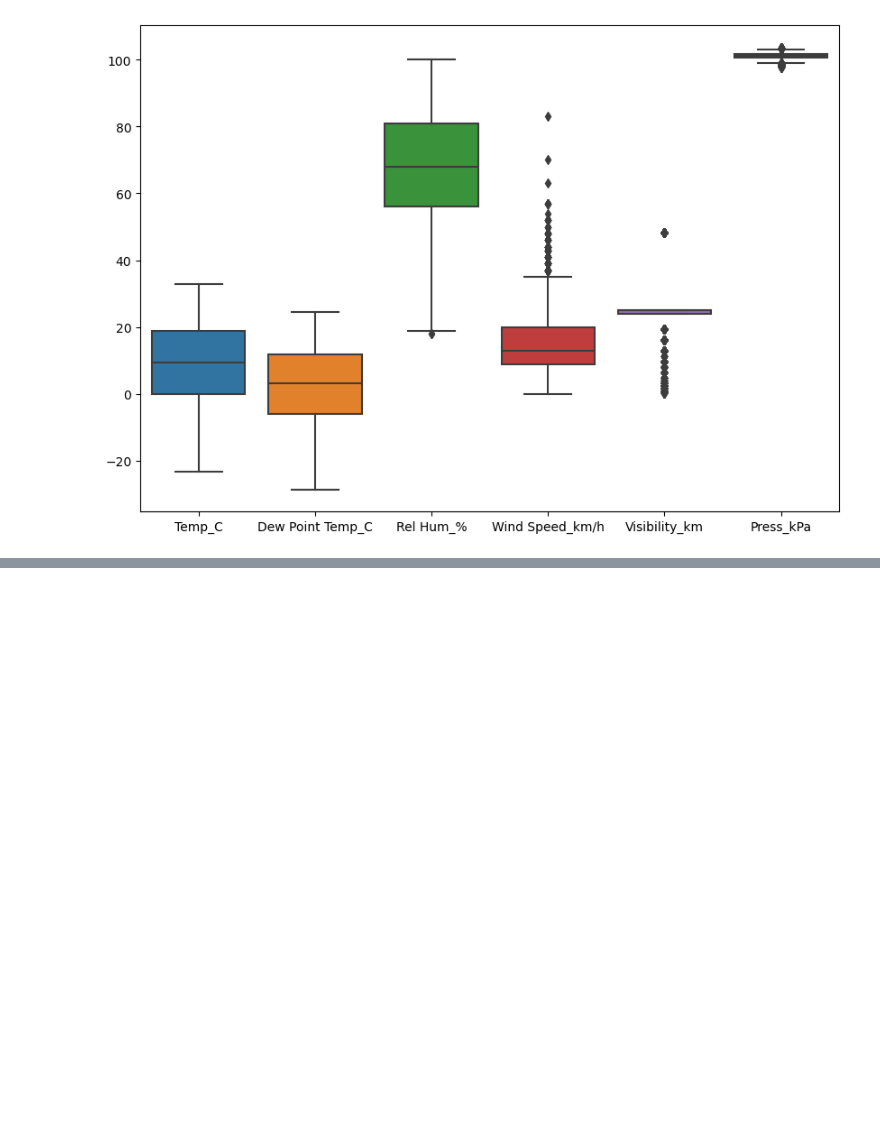
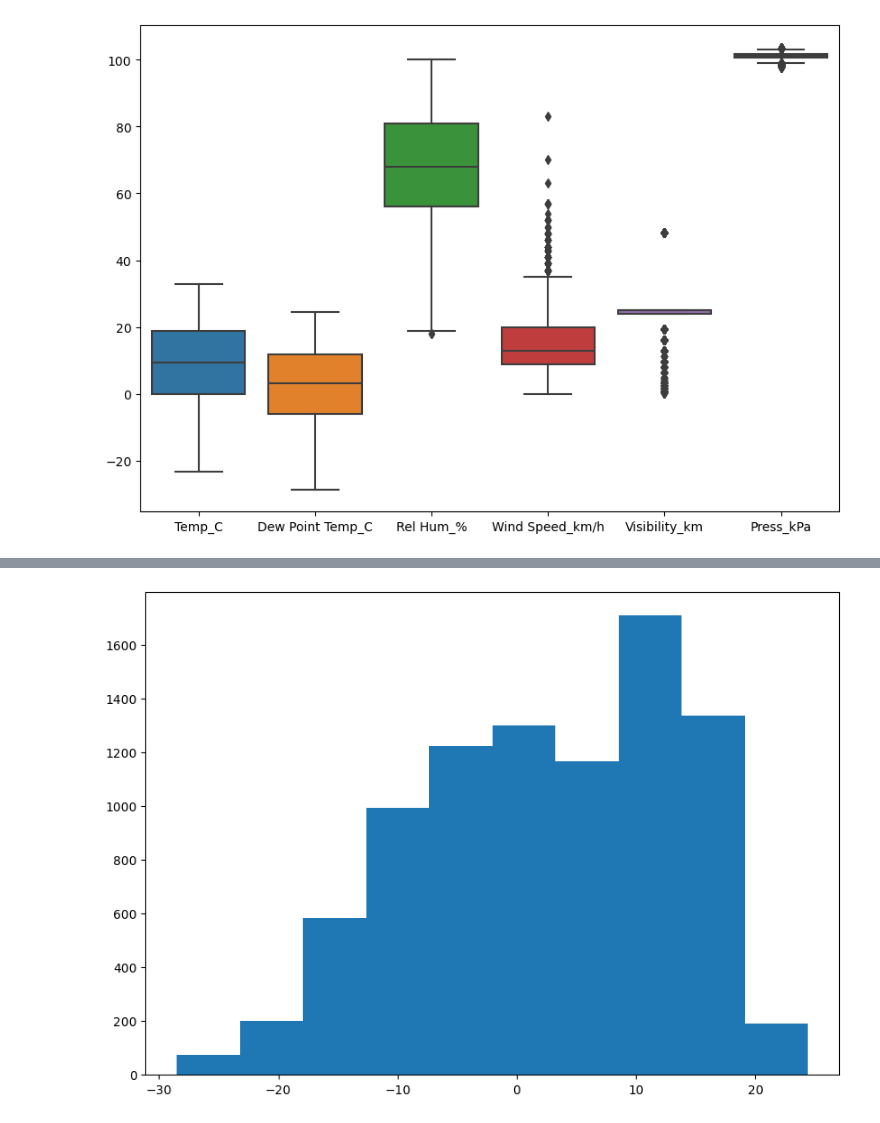
Before and after one commit to zabayodev/LuxDevHQ_Training_2024, a Jupyter notebook: dsaafrica_week_2_assignment.ipynb, the cells around one changed output, grey strips where cells are left out. Saved outputs shown, nothing was run; the diff lists cells and outputs as text; code cells hidden in the pictures; blank space fills up the shorter version.

```diff
--- a/dsaafrica_week_2_assignment.ipynb
+++ b/dsaafrica_week_2_assignment.ipynb
@@ -93,0 +100,6 @@ plt.show()
+# %%
+plt.figure(figsize = (10, 7))
+plt.hist(x = df['Dew Point Temp_C'])
+plt.show()
+# %% [output]
+[figure, added]
```
Also changed, not shown: parts of 2 cells of this notebook.
